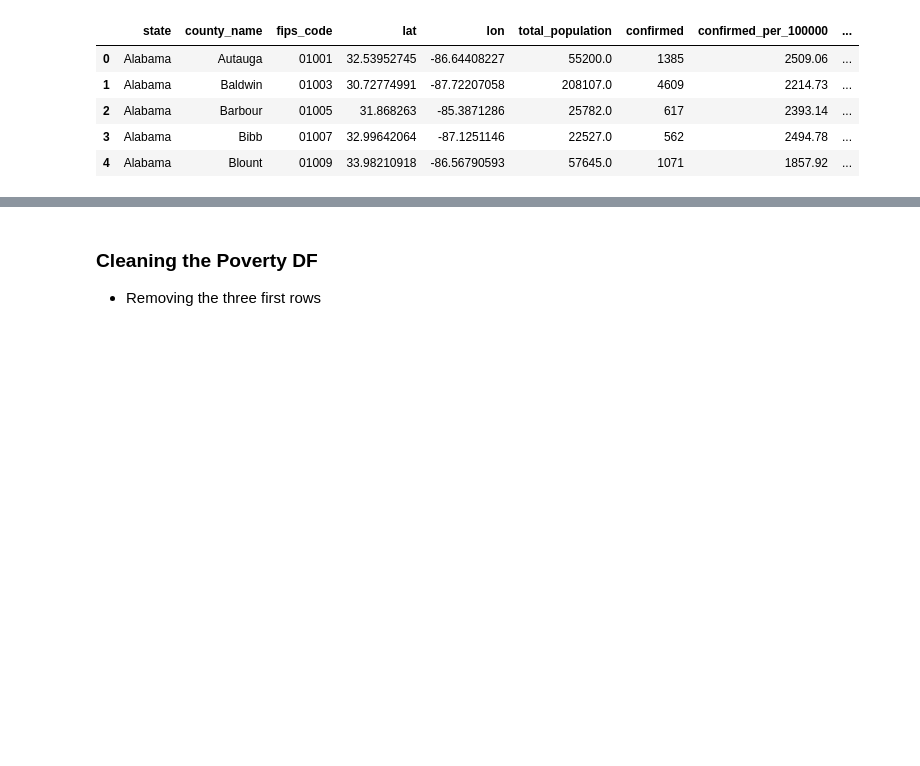
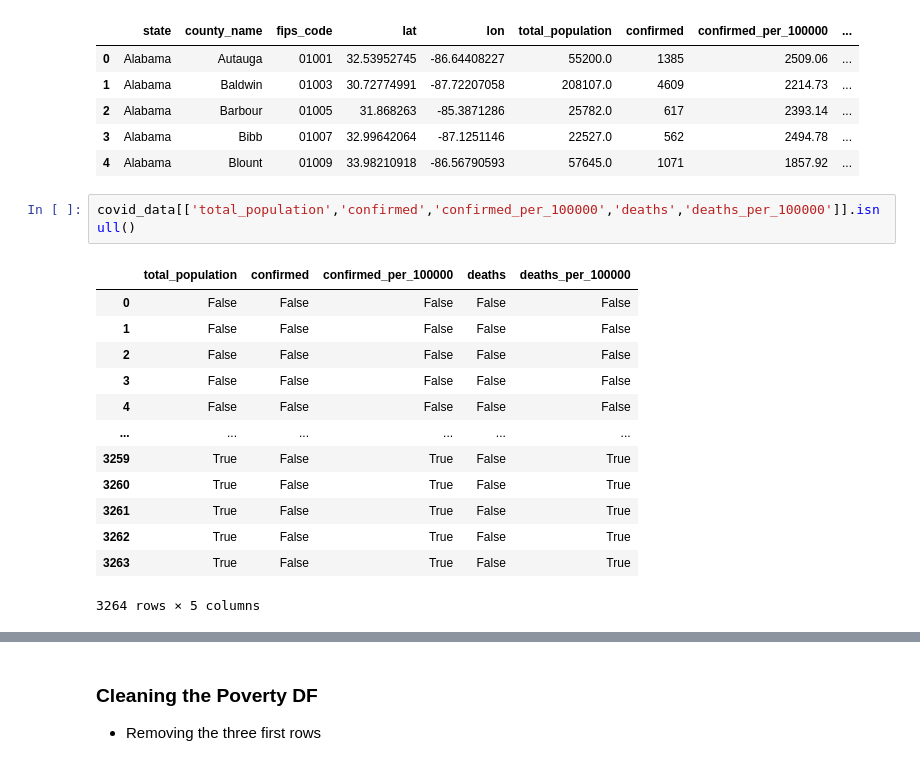
Before and after one commit to mmeadx/etl_covidvspoverty, a Jupyter notebook: ETL Project.ipynb, the cells around one changed output, grey strips where cells are left out. Saved outputs shown, nothing was run; the diff lists cells and outputs as text; blank space fills up the shorter version.

```diff
--- a/ETL Project.ipynb
+++ b/ETL Project.ipynb
@@ -46,3 +46,19 @@ covid_data.head()
 | 2 | Alabama | Barbour | 01005 | 31.868263 | -85.3871286 | 25782.0 | 617 | 2393.14 | ... |
 | 3 | Alabama | Bibb | 01007 | 32.99642064 | -87.1251146 | 22527.0 | 562 | 2494.78 | ... |
 | 4 | Alabama | Blount | 01009 | 33.98210918 | -86.56790593 | 57645.0 | 1071 | 1857.92 | ... |
+# %%
+covid_data[['total_population','confirmed','confirmed_per_100000','deaths','deaths_per_100000']].isnull()
+# %% [output]
+|  | total_population | confirmed | confirmed_per_100000 | deaths | deaths_per_100000 |
+| 0 | False | False | False | False | False |
+| 1 | False | False | False | False | False |
+| 2 | False | False | False | False | False |
+| 3 | False | False | False | False | False |
+| 4 | False | False | False | False | False |
+| ... | ... | ... | ... | ... | ... |
+| 3259 | True | False | True | False | True |
+| 3260 | True | False | True | False | True |
+| 3261 | True | False | True | False | True |
+| 3262 | True | False | True | False | True |
+| 3263 | True | False | True | False | True |
+3264 rows × 5 columns
```
Also changed, not shown: parts of 15 cells of this notebook.
